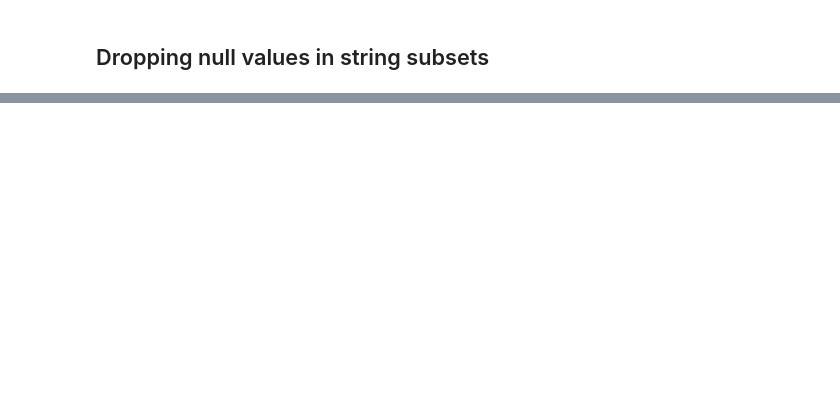
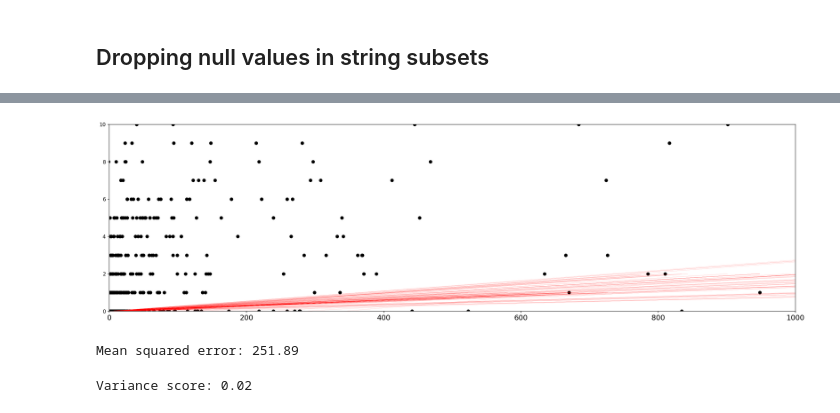
Before and after one commit to andrea5972/ML_classification, a Jupyter notebook: Regression/SocialNews-V1.ipynb, the cells around one changed output, grey strips where cells are left out. Drawn from its saved outputs; the diff is of its cells as text; code cells hidden in the pictures; blank space fills up the shorter version.

```diff
--- a/Regression/SocialNews-V1.ipynb
+++ b/Regression/SocialNews-V1.ipynb
@@ -90,0 +219,13 @@ dtype: int64
+# %%
+# Now we train using a Logistic Regression Classifier - A model that generates a probability for each
+# possible discrete label value in classification problems by applying a sigmoid function to a linear prediction.
+# random_state reproduces the same sequence of random numbers for comparing identical training sessions.
+# solver liblinear is the standard logistic regression solver, good for small linear datasets.
+
+logit_regr = LogisticRegression(solver = 'lbfgs', random_state=42)
+# %%
+# We time how long it takes to fit the model
+
+start_time = time()
+logit_regr.fit(social_X_train, social_y_train)
+print('Time elapsed: %.2fs' % (time()-start_time))
@@ -90,0 +234,26 @@ dtype: int64
+# %%
+# Time to predict
+
+social_y_pred = logit_regr.predict(social_X_test)
+# %%
+# Lets see what our prediction looks like
+
+plt.scatter(social_X_test, social_y_test,  color='black')
+plt.plot(social_X_test, social_y_pred, color='red', linewidth=0.1)
+plt.axis([0, 1000, 0, 10])
+plt.show()
+# %% [output]
+[figure, added]
+# %%
+# Mean Squared Error - the average square loss per example.(the larger the number, the larger the error)
+
+print("Mean squared error: %.2f"
+      % mean_squared_error(social_y_test, social_y_pred))
+# %% [output]
+Mean squared error: 251.89
+# %%
+# Variance Score - how far observed values differ from the avg. of predicted values (1.0 being the max)
+
+print('Variance score: %.2f' % r2_score(social_y_test, social_y_pred))
+# %% [output]
+Variance score: 0.02
```
Also changed, not shown: parts of 29 cells of this notebook.
